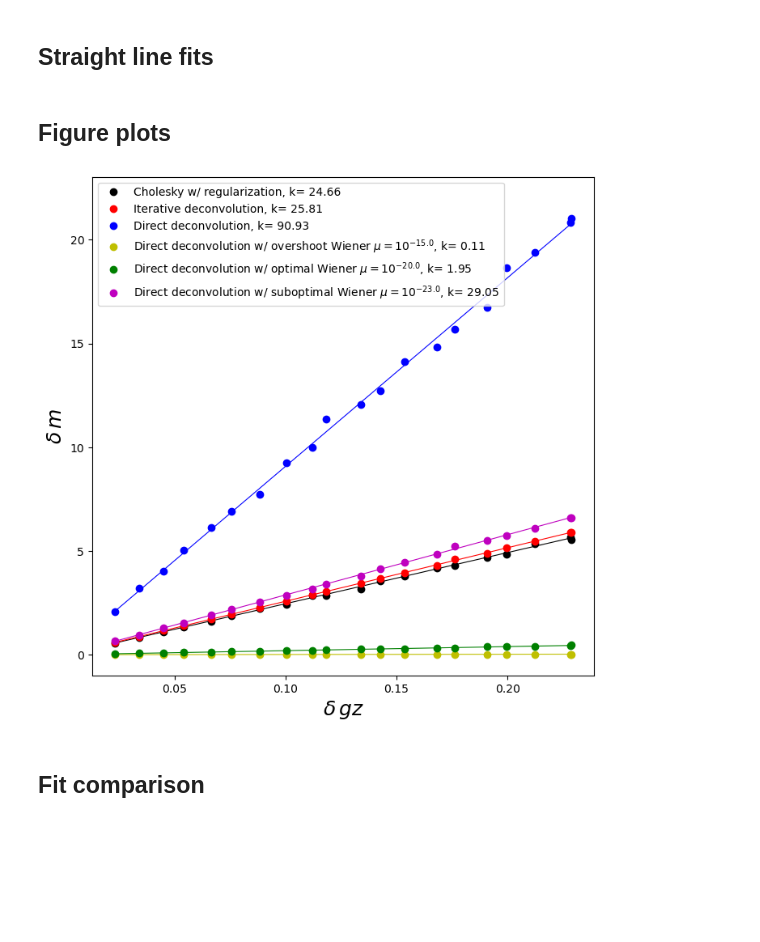
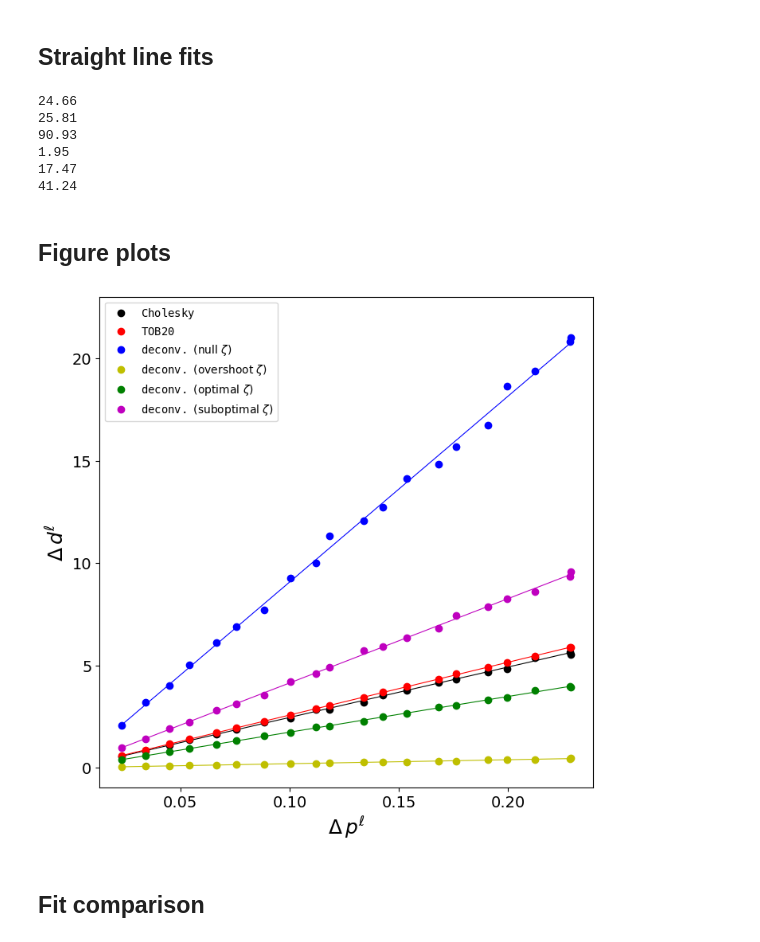
Before and after one commit to DiegoTaka/fast_equivalent_layer, a Jupyter notebook: code/grav/Stability_comparison_grav.ipynb, the cells around one changed output. Cells and saved outputs as stored; diff of their text form; code cells hidden in the pictures; blank space fills up the shorter version.

```diff
--- a/code/grav/Stability_comparison_grav.ipynb
+++ b/code/grav/Stability_comparison_grav.ipynb
@@ -170,7 +183,7 @@ for i in range(len(data)-1):
 ## Deconvolution with Wiener stabilization
 # %%
 # Regularization factor of Wiener deconvolution
-a, b, c = -15, -20, -23
+a, b, c = -20, -22, -24
 mu0 = 10**(a)
 mu1 = 10**(b)
 mu2 = 10**(c)
@@ -227,28 +242,40 @@ poly1d_fn6 = np.poly1d(coe6)
+# %%
+for k in stability_coeffs:
+    print('{0:3.2f}'.format(k))
+# %% [output]
+24.66
+25.81
+90.93
+1.95
+17.47
+41.24
 # %% [markdown]
 ## Figure plots
 # %%
 fig=plt.figure(figsize=(8,8))
 fig.patch.set_facecolor('xkcd:white')
 #plt.plot(delta_g,delta_p_classical_0, 'yo', label='Classical without Tikhonov')
-plt.plot(delta_g,delta_p_classical, 'ko', label='Cholesky w/ regularization, k= %.2f' % (coe[0]))
+plt.plot(delta_g,delta_p_classical, 'ko', label='$\mathtt{Cholesky}$')
 plt.plot(delta_g,poly1d_fn(delta_g), 'k-', linewidth=0.8)
-plt.plot(delta_g,delta_p_BCCB, 'ro', label='Iterative deconvolution, k= %.2f' % (coe2[0]))
+plt.plot(delta_g,delta_p_BCCB, 'ro', label='$\mathtt{TOB20}$')
 plt.plot(delta_g,poly1d_fn2(delta_g), 'r-', linewidth=0.8)
-plt.plot(delta_g,delta_p_dec, 'bo', label='Direct deconvolution, k= %.2f' % (coe3[0]))
+plt.plot(delta_g,delta_p_dec, 'bo', label='$\mathtt{deconv.}$ (null $\zeta$)')
 plt.plot(delta_g,poly1d_fn3(delta_g), 'b-', linewidth=0.8)
-plt.plot(delta_g,delta_p_dec_wiener0, 'yo', label='Direct deconvolution w/ overshoot Wiener $\mu = 10^{%.1f}$, k= %.2f' % (a, coe4[0]))
+plt.plot(delta_g,delta_p_dec_wiener0, 'yo', label='$\mathtt{deconv.}$ (overshoot $\zeta$)')
 plt.plot(delta_g,poly1d_fn4(delta_g), 'y-', linewidth=0.8)
-plt.plot(delta_g,delta_p_dec_wiener1, 'go', label='Direct deconvolution w/ optimal Wiener $\mu = 10^{%.1f}$, k= %.2f' % (b, coe5[0]))
+plt.plot(delta_g,delta_p_dec_wiener1, 'go', label='$\mathtt{deconv.}$ (optimal $\zeta$)')
 plt.plot(delta_g,poly1d_fn5(delta_g), 'g-', linewidth=0.8)
-plt.plot(delta_g,delta_p_dec_wiener2, 'mo', label='Direct deconvolution w/ suboptimal Wiener $\mu = 10^{%.1f}$, k= %.2f' % (c, coe6[0]))
+plt.plot(delta_g,delta_p_dec_wiener2, 'mo', label='$\mathtt{deconv.}$ (suboptimal $\zeta$)')
 plt.plot(delta_g,poly1d_fn6(delta_g), 'm-', linewidth=0.8)
 plt.ylim(np.min(delta_p_dec_wiener0)-1,np.max(delta_p_dec)+2)
-plt.xlabel('$\delta \, gz$', fontsize=18)
-plt.ylabel('$\delta \, m$', fontsize=18)
+plt.xlabel('$\Delta \, p^{\ell}$', fontsize=18)
+plt.ylabel('$\Delta \, d^{\ell}$', fontsize=18)
+plt.xticks(fontsize=14)
+plt.yticks(fontsize=14)
 plt.legend(loc='upper left', fontsize=10)
 plt.savefig('../../manuscript/Fig/stability_grav.png', dpi=300)
 # %% [output]
-[figure, old version]
+[figure, new version]
 # %% [markdown]
 ## Fit comparison
 # %%
```
Also changed, not shown: parts of 13 cells of this notebook, 8 other files.
